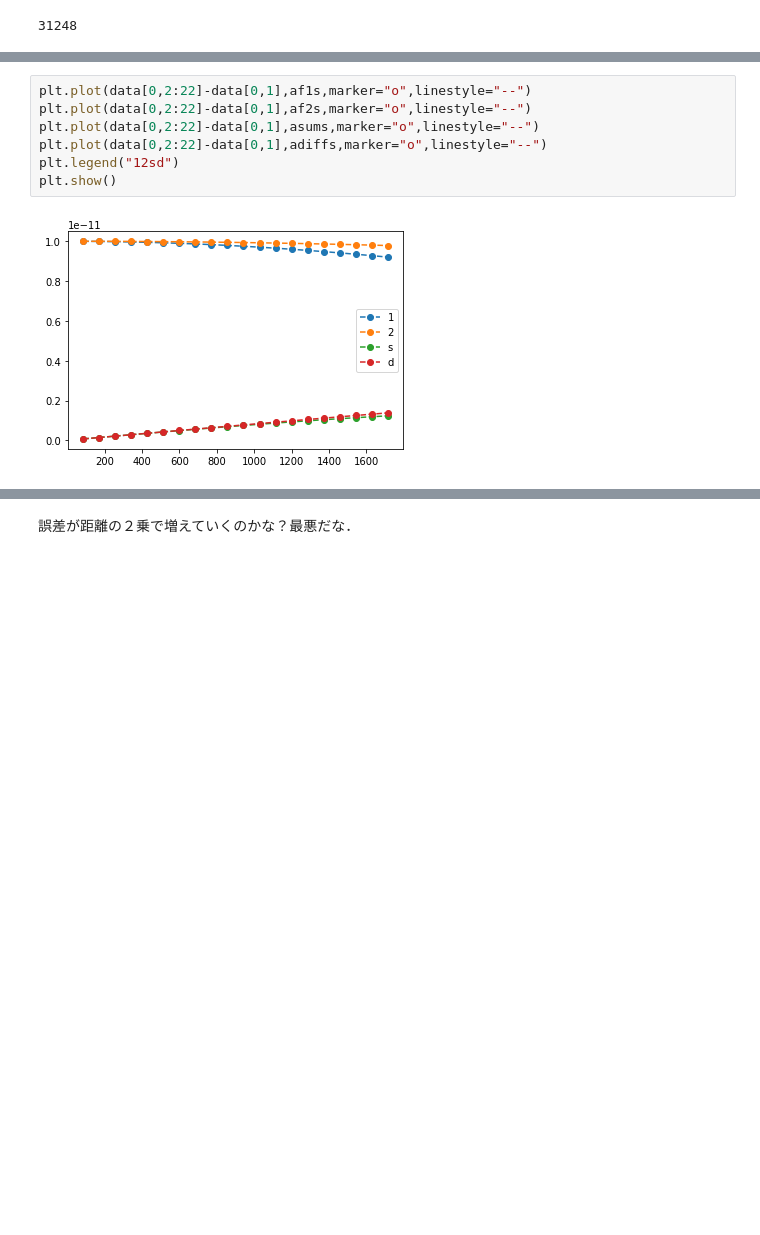
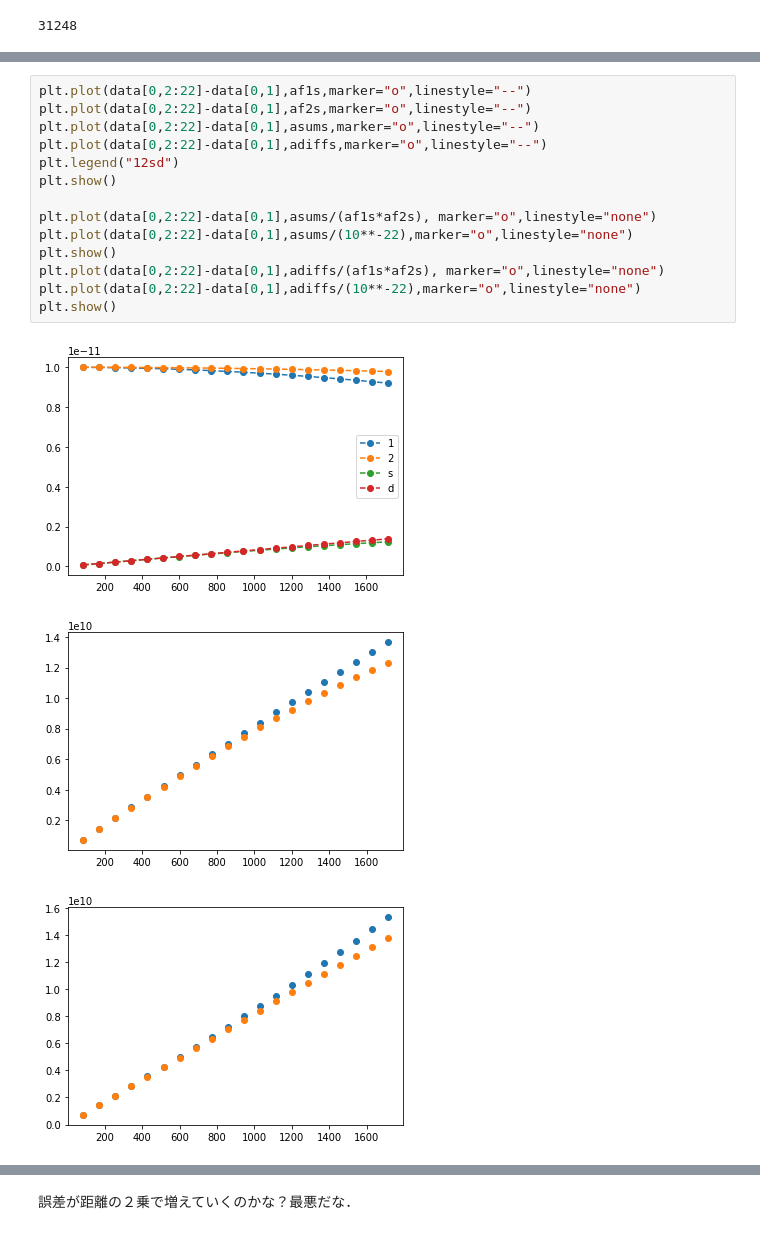
Before and after one commit to 1060matsuda/freqmix2, a Jupyter notebook: freq_depend/200_500/freqmixfft_temp.ipynb, the cells around one changed output, grey strips where cells are left out. Drawn from its saved outputs; the diff is of its cells as text; blank space fills up the shorter version.

```diff
--- a/freq_depend/200_500/freqmixfft_temp.ipynb
+++ b/freq_depend/200_500/freqmixfft_temp.ipynb
@@ -916,12 +919,21 @@ for i in range(2,22):
 # %%
 plt.plot(data[0,2:22]-data[0,1],af1s,marker="o",linestyle="--")
 plt.plot(data[0,2:22]-data[0,1],af2s,marker="o",linestyle="--")
 plt.plot(data[0,2:22]-data[0,1],asums,marker="o",linestyle="--")
 plt.plot(data[0,2:22]-data[0,1],adiffs,marker="o",linestyle="--")
 plt.legend("12sd")
 plt.show()
+
+plt.plot(data[0,2:22]-data[0,1],asums/(af1s*af2s), marker="o",linestyle="none")
+plt.plot(data[0,2:22]-data[0,1],asums/(10**-22),marker="o",linestyle="none")
+plt.show()
+plt.plot(data[0,2:22]-data[0,1],adiffs/(af1s*af2s), marker="o",linestyle="none")
+plt.plot(data[0,2:22]-data[0,1],adiffs/(10**-22),marker="o",linestyle="none")
+plt.show()
 # %% [output]
 [figure]
+[figure, added]
+[figure, added]
 # %%
 errors=np.zeros((2,0))
 for i in range(len(af1s)):
```
Also changed, not shown: parts of 4 cells of this notebook.
